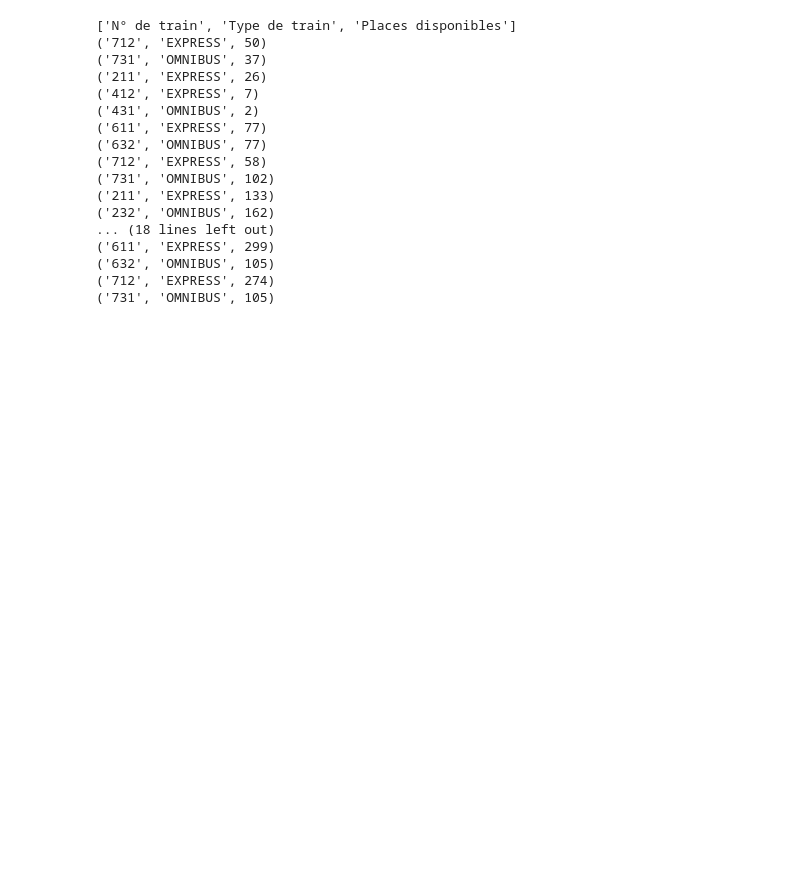
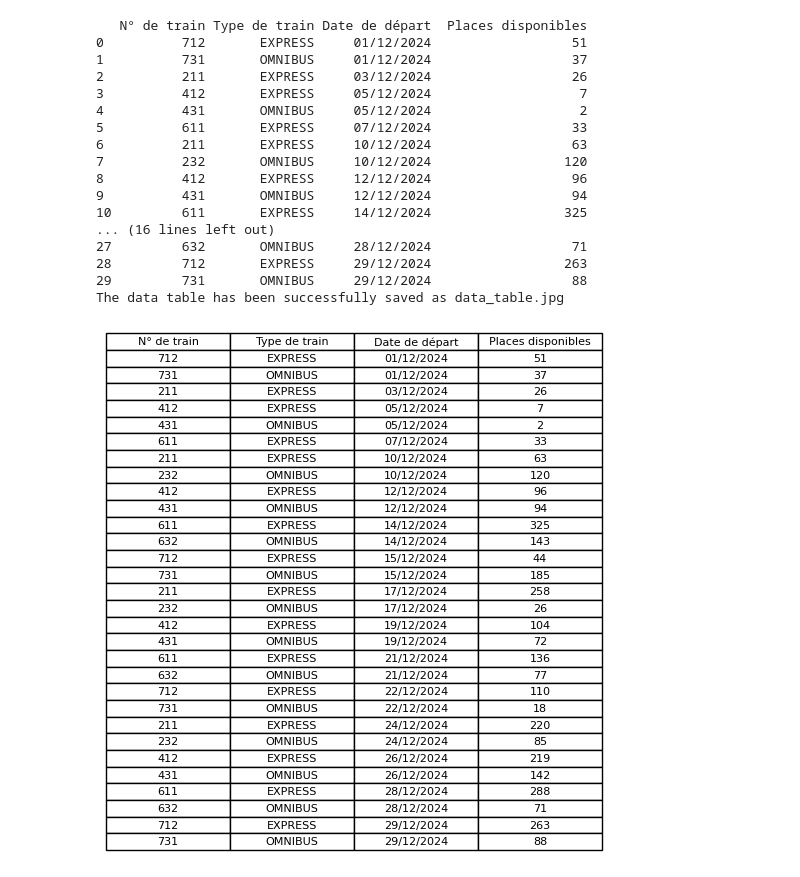
Before and after one commit to bugtronik/db-viz-ml, a Jupyter notebook: notebooks/etl_mobipass.ipynb, the cells around one changed output. Drawn from its saved outputs; the diff is of its cells as text; code cells hidden in the pictures; blank space fills up the shorter version.

```diff
--- a/notebooks/etl_mobipass.ipynb
+++ b/notebooks/etl_mobipass.ipynb
@@ -1,5 +1,8 @@
 # %%
 import pymysql
+import numpy as np
+import pandas as pd
+import matplotlib.pyplot as plt
 from sshtunnel import SSHTunnelForwarder
 
 # Define your SSH and MySQL credentials
@@ -29,50 +32,61 @@ with SSHTunnelForwarder(
         db=mysql_db,
         port=tunnel.local_bind_port
     )
 
     # Execute a query
     with connection.cursor() as cursor:
         cursor.execute("""
                         SELECT t.number AS 'N° de train',
                             tp.label AS 'Type de train',
+                            DATE_FORMAT(FROM_UNIXTIME(t.planned_date/1000), "%d/%m/%Y") AS "Date de départ",
                             count(sbr.seat_occupation_flag) AS 'Places disponibles'
                         FROM train AS t
                         INNER JOIN seat_booking_record AS sbr
                         ON sbr.train_id = t.id
                         INNER JOIN seat AS s
                         ON s.id = sbr.seat_id
                         INNER JOIN car AS c
                         ON c.id = s.car_id
                         INNER JOIN train_type tp
                         ON t.train_type_id = tp.id
                         WHERE (t.planned_date/1000) between UNIX_TIMESTAMP('2024-12-01 00:00:00') AND UNIX_TIMESTAMP('2024-12-31 23:59:59')
                         AND sbr.seat_occupation_flag = 0
                         AND tp.label IN ('EXPRESS', 'OMNIBUS')
                         GROUP BY DATE_FORMAT(FROM_UNIXTIME(t.planned_date/1000), '%d/%m/%Y'), t.number
         """)
         result = cursor.fetchall()
         field_names = [i[0] for i in cursor.description]
-        print(field_names)
-        for row in result:
-            print(row)
+        #print(field_names)
+        df = pd.DataFrame(result, columns=["N° de train", "Type de train", "Date de départ", "Places disponibles"])
+        print(df)
+
+        # Plot the DataFrame as a table
+        fig, ax = plt.subplots()
+        ax.axis('tight')
+        ax.axis('off')
+        table = ax.table(cellText=df.values, colLabels=df.columns, cellLoc='center', loc='center')
+        # Save the table as a JPEG image
+        plt.savefig('data_table.jpg', format='jpeg')
+        print("The data table has been successfully saved as data_table.jpg")
 
     # Close the connection
     connection.close()
 # %% [output]
-['N° de train', 'Type de train', 'Places disponibles']
-('712', 'EXPRESS', 50)
-('731', 'OMNIBUS', 37)
-('211', 'EXPRESS', 26)
-('412', 'EXPRESS', 7)
-('431', 'OMNIBUS', 2)
-('611', 'EXPRESS', 77)
-('632', 'OMNIBUS', 77)
-('712', 'EXPRESS', 58)
-('731', 'OMNIBUS', 102)
-('211', 'EXPRESS', 133)
-('232', 'OMNIBUS', 162)
-... (18 lines left out)
-('611', 'EXPRESS', 299)
-('632', 'OMNIBUS', 105)
-('712', 'EXPRESS', 274)
-('731', 'OMNIBUS', 105)
+   N° de train Type de train Date de départ  Places disponibles
+0          712       EXPRESS     01/12/2024                  51
+1          731       OMNIBUS     01/12/2024                  37
+2          211       EXPRESS     03/12/2024                  26
+3          412       EXPRESS     05/12/2024                   7
+4          431       OMNIBUS     05/12/2024                   2
+5          611       EXPRESS     07/12/2024                  33
+6          211       EXPRESS     10/12/2024                  63
+7          232       OMNIBUS     10/12/2024                 120
+8          412       EXPRESS     12/12/2024                  96
+9          431       OMNIBUS     12/12/2024                  94
+10         611       EXPRESS     14/12/2024                 325
+... (16 lines left out)
+27         632       OMNIBUS     28/12/2024                  71
+28         712       EXPRESS     29/12/2024                 263
+29         731       OMNIBUS     29/12/2024                  88
+The data table has been successfully saved as data_table.jpg
+[figure, added]
```
Also changed, not shown: 1 other file.
